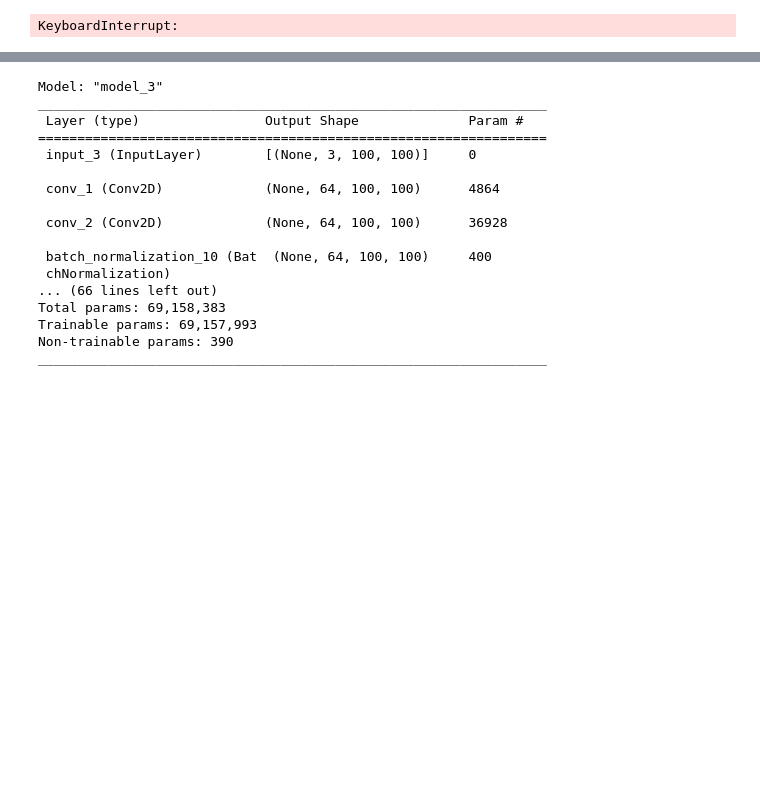
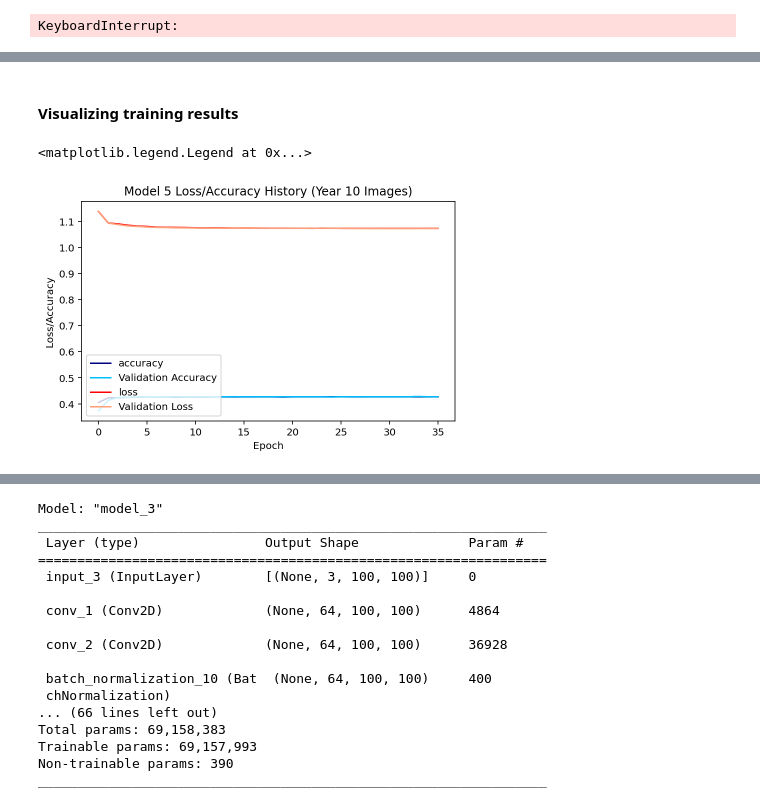
Before and after one commit to marinadunn/thesis, a Jupyter notebook: LSST.ipynb, the cells around one changed output, grey strips where cells are left out. Drawn from its saved outputs; the diff is of its cells as text; code cells hidden in the pictures; blank space fills up the shorter version.

Commit message:
add updated notebook w/ models 1,2,3,5,6

```diff
--- a/CNNs.ipynb
+++ b/LSST.ipynb
@@ -963,0 +1228,18 @@ print('Accuracy: %f' % accuracy)
+# %%
+es = [EarlyStopping(monitor='val_loss', mode='min', verbose=1, patience=5),
+      ReduceLROnPlateau(monitor='val_loss', factor=0.1, min_lr=0.001, mode="auto", patience=5),
+# Save best weights in order to maximize validation accuracy, only saves when the model is considered the "best"
+      ModelCheckpoint(filepath='Y10_best_weights.h5', monitor='val_acc', mode='max', verbose=1, save_best_only=True),
+     History()]
+# %%
+batch_size = 128
+NUM_EPOCH = 100
+# %%
+history5 = model5.fit(image_gen_train_Y10,
+                    batch_size = batch_size,
+                    epochs = NUM_EPOCH,
+                    validation_data= image_gen_valid_Y10,
+                    shuffle = shuffle,
+                    verbose = 1,
+                    callbacks = es
+            )
@@ -963,0 +1312,35 @@ print('Accuracy: %f' % accuracy)
+# %% [markdown]
+#### Visualizing training results
+# %%
+# Accuracy
+acc = history5.history['accuracy']
+val_acc = history5.history['val_accuracy']
+
+# Loss
+loss = history5.history['loss']
+val_loss = history5.history['val_loss']
+
+epochs = list(range(len(loss)))
+
+#plot
+figsize=(6,4)
+fig, axis1 = plt.subplots(figsize=figsize)
+
+plot1_lacc = axis1.plot(epochs, acc, 'navy', label='accuracy')
+plot1_val_lacc = axis1.plot(epochs, val_acc, 'deepskyblue', label="Validation Accuracy")
+
+plot1_loss = axis1.plot(epochs, loss, 'red', label='loss')
+plot1_val_loss = axis1.plot(epochs, val_loss, 'lightsalmon', label="Validation Loss")
+
+
+plots = plot1_loss + plot1_val_loss
+labs = [l.get_label() for l in plots]
+
+axis1.set_xlabel('Epoch')
+axis1.set_ylabel('Loss/Accuracy')
+plt.title("Model 5 Loss/Accuracy History (Year 10 Images)")
+plt.tight_layout()
+axis1.legend(loc='lower left')
+# %% [output]
+<matplotlib.legend.Legend at 0x...>
+[figure, added]
```
Also changed, not shown: parts of 100 cells of this notebook.
